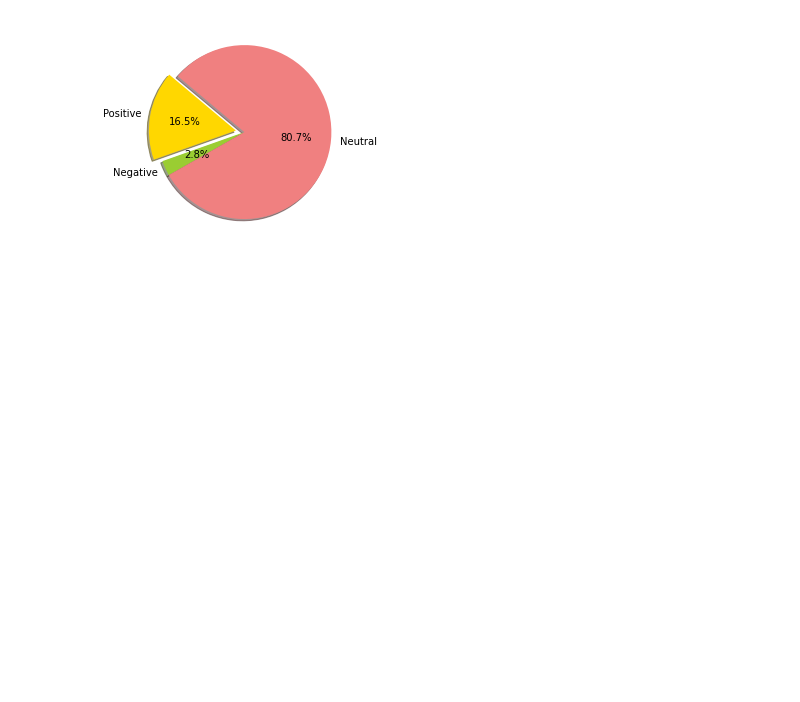
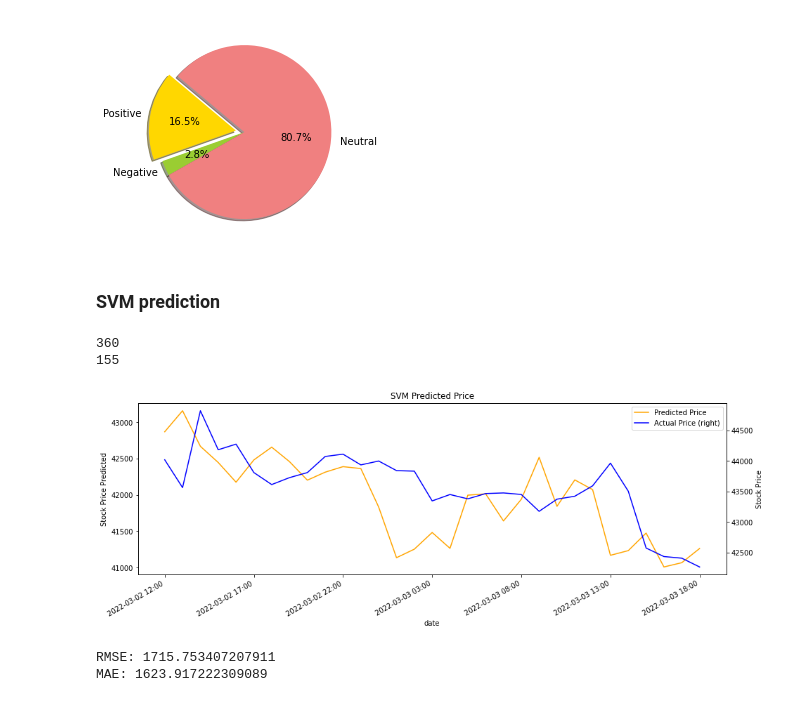
Before and after one commit to paulcodrea/crypto_price_prediction, a Jupyter notebook: 4_SVM_RF_prediction_BTC_price.ipynb, the cells around one changed output. Drawn from its saved outputs; the diff is of its cells as text; code cells hidden in the pictures; blank space fills up the shorter version.

```diff
--- a/5_updated_stock_prediction.ipynb
+++ b/4_SVM_RF_prediction_BTC_price.ipynb
@@ -147,3 +152,5 @@ Percentage of negative sentiment: 2.807411455640808
 Percentage of neutral sentiment: 80.66017341136526
 []
 [figure]
+# %% [markdown]
+### SVM prediction
@@ -149,0 +231,8 @@ Percentage of neutral sentiment: 80.66017341136526
+# %%
+SVRModel(df_read)
+# %% [output]
+360
+155
+[figure, added]
+RMSE: 1715.753407207911
+MAE: 1623.917222309089
```
Also changed, not shown: parts of 27 cells of this notebook, 2 other files.
